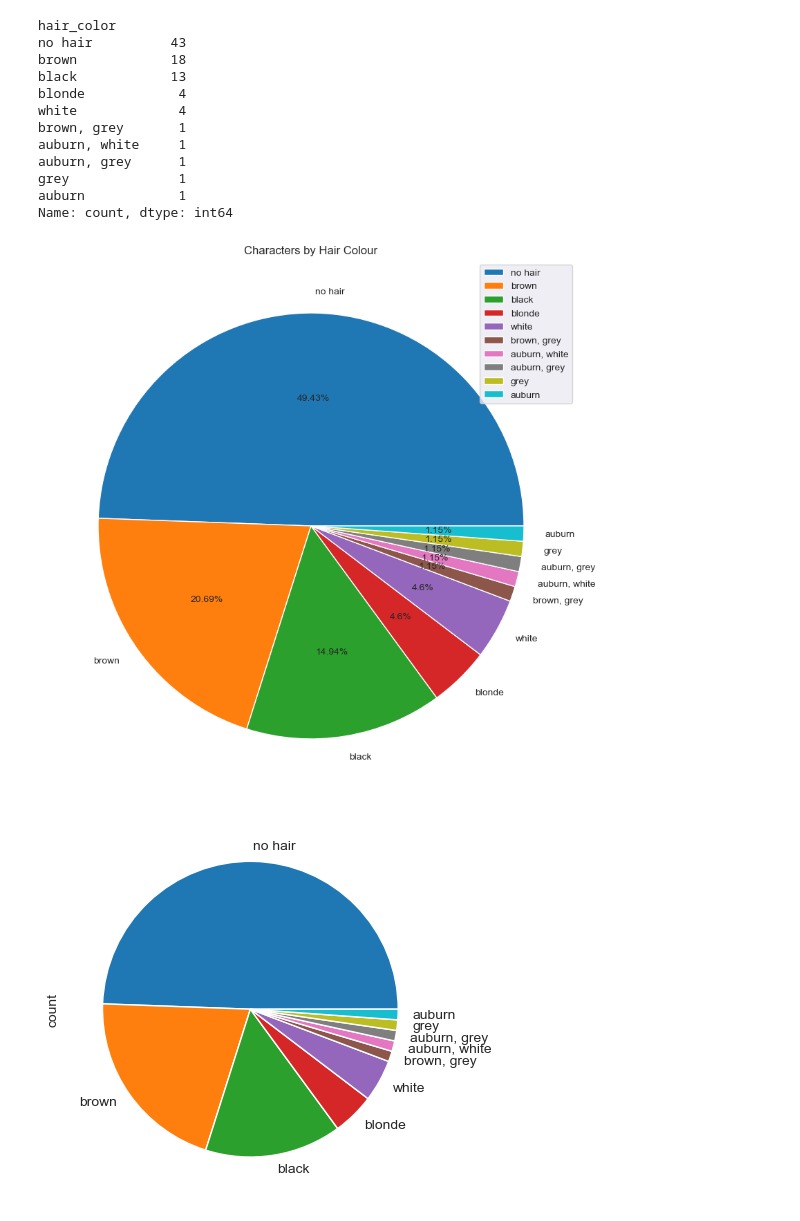
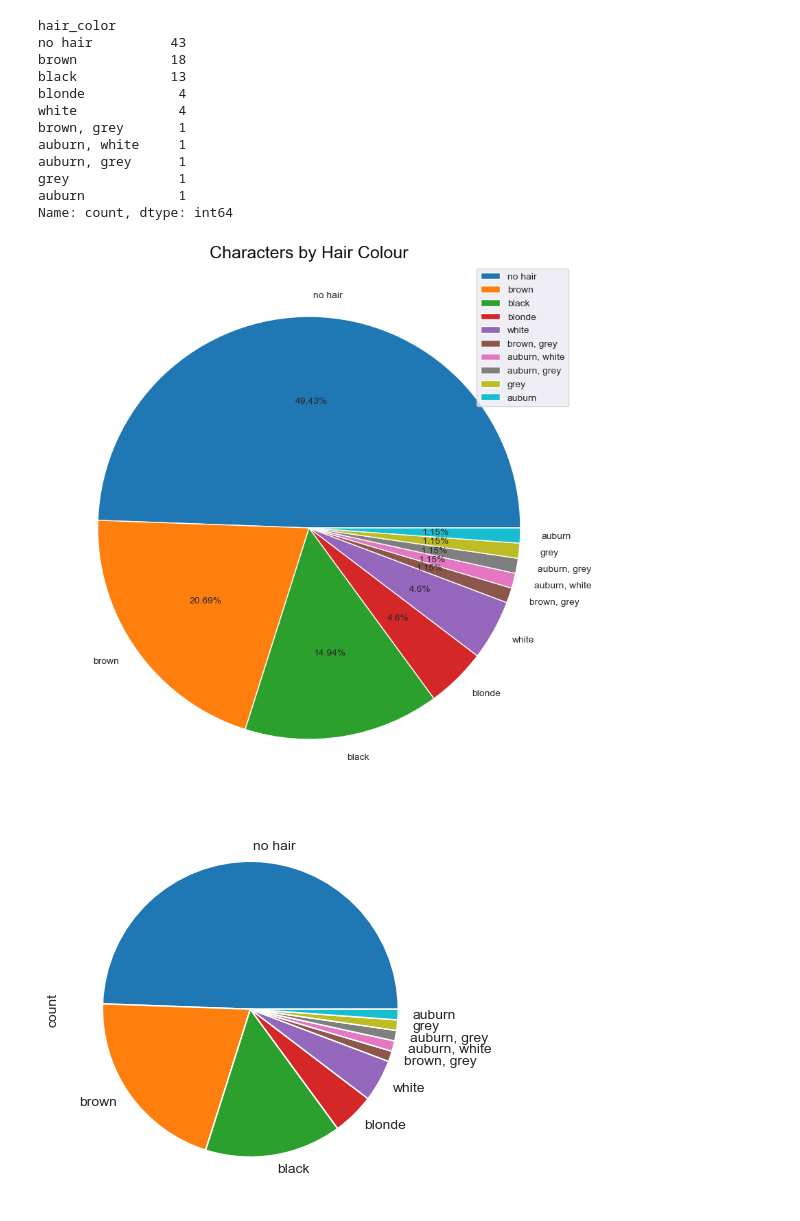
Before and after one commit to iceyisaak/clarusway_ds, a Jupyter notebook: DVwPy_Assignment_1_Star_Wars_Characters (matplotlib)_V02.ipynb, the cells around one changed output. Saved outputs shown, nothing was run; the diff lists cells and outputs as text; code cells hidden in the pictures.

```diff
--- a/DVwPy_Assignment_1_Star_Wars_Characters (matplotlib)_V02.ipynb
+++ b/DVwPy_Assignment_1_Star_Wars_Characters (matplotlib)_V02.ipynb
@@ -781,30 +781,30 @@ Name: count, dtype: int64
 # %%
 # PIE CHART
 # hair_color = df['hair_color']
 
 
 # Panda PieChart
 # hair_color.plot.pie()
 
 
 #matplotlib PieChart
 plt.figure(figsize=(10,10))
-plt.title('Characters by Hair Colour')
+plt.title('Characters by Hair Colour', fontsize=18, color='#101010')
 
 chart_labels = df['hair_color'].value_counts().index
 chart_data_values = df['hair_color'].value_counts().values
 
 
 plt.pie(
     chart_data_values,
     labels=chart_labels,
     autopct=lambda x:  f'{round(x,2)}%'
 )
 
 
 plt.legend();
 # %% [output]
-[figure, old version]
+[figure, new version]
 # %%
 # Panda PieChart
 df['hair_color'].value_counts().plot.pie();
```
